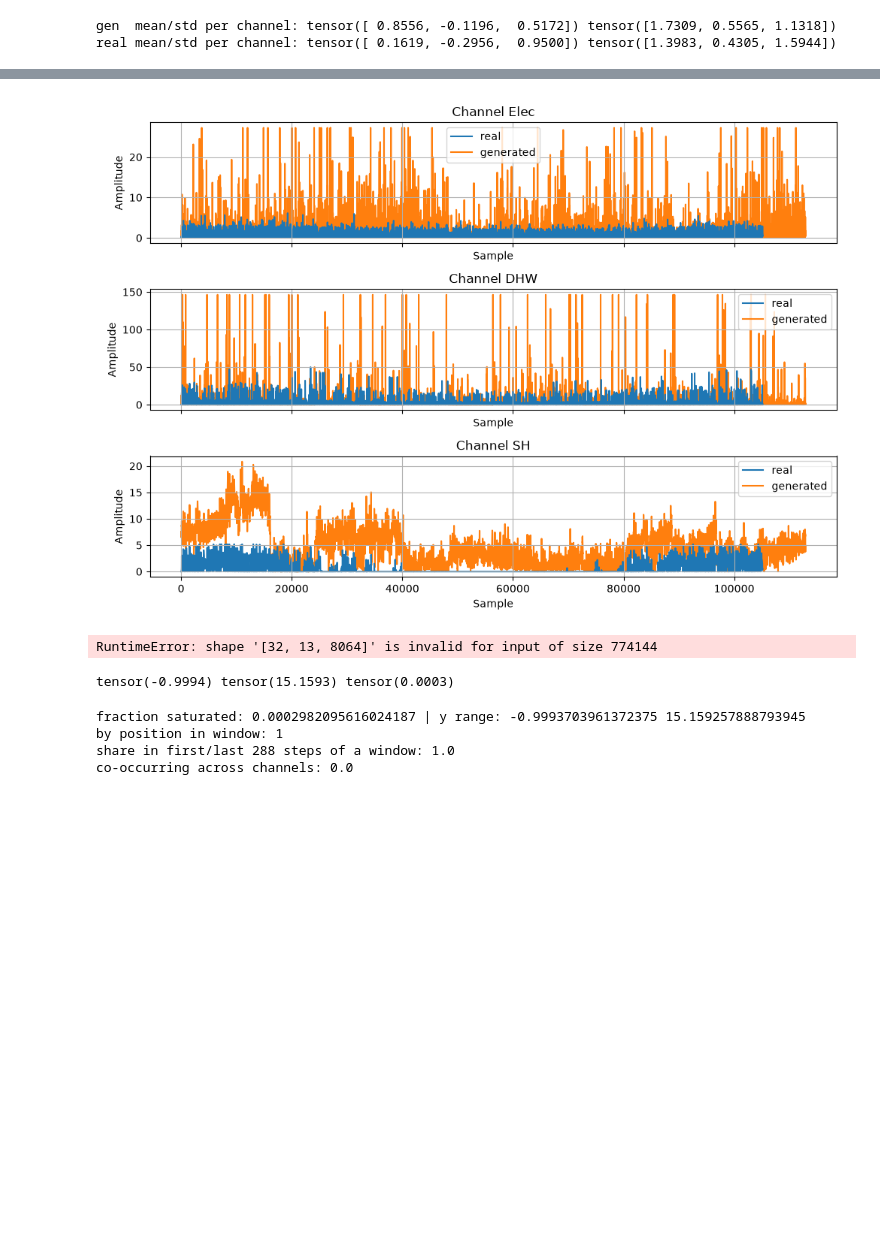
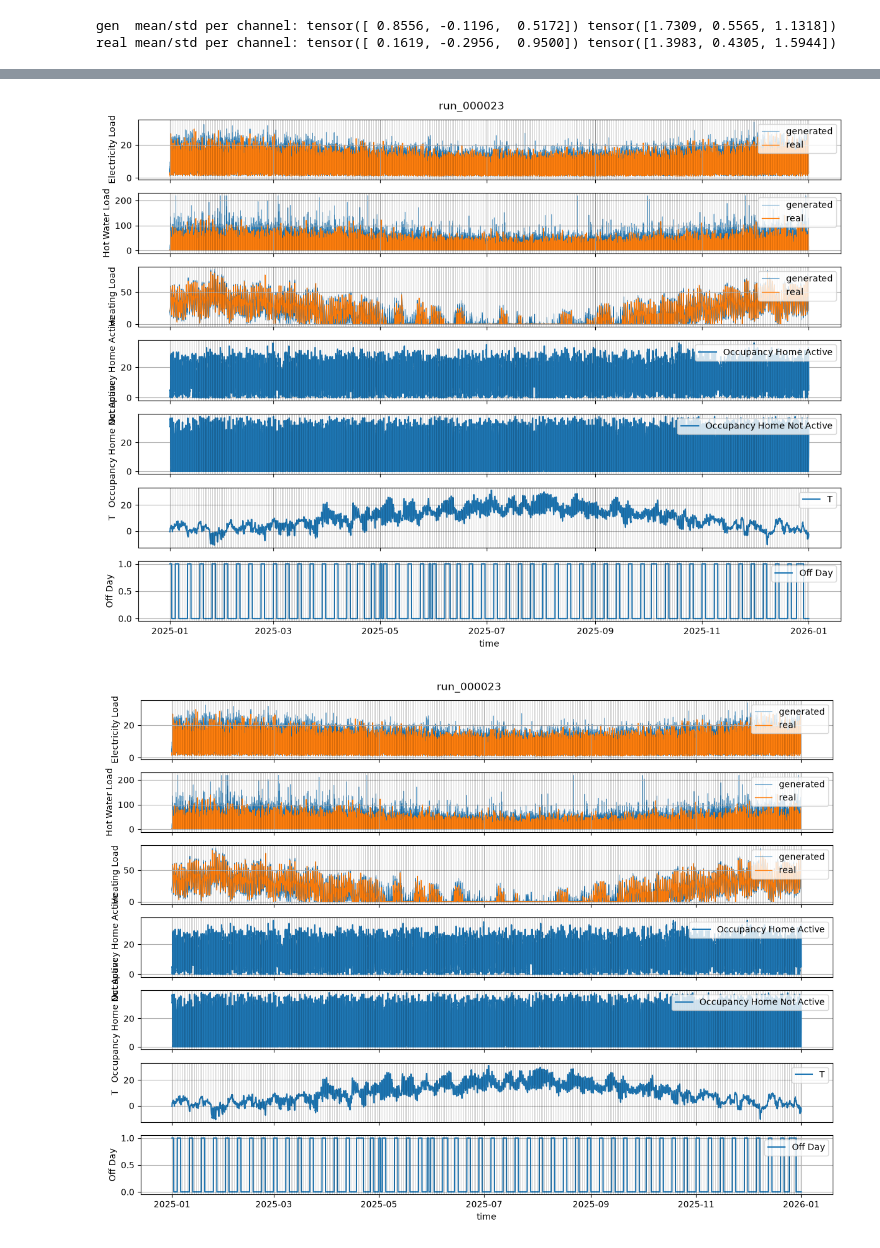
Before and after one commit to NV717/Master_Thesis_EWI_2026, a Jupyter notebook: notebooks/05_Inference_and_Evaluation.ipynb, the cells around one changed output, grey strips where cells are left out. Cells and saved outputs as stored; diff of their text form; code cells hidden in the pictures; blank space fills up the shorter version.

```diff
--- a/notebooks/05_Inference_and_Evaluation.ipynb
+++ b/notebooks/05_Inference_and_Evaluation.ipynb
@@ -323,12 +320,0 @@ tensor([[ 4, 12,  3,  7],
-# %%
-
-
-y, c = sample_year(net, schedule, dyn_days, static_cat, static_cont, static_bool , cfg.context_steps, len(cfg.target_cols), cfg.window_length,
-                   reverse=cfg.context_reverse, clip_range=pipe.x0_minmax(),
-                   cond=cond, sampler="dpm", num_steps=100)
-# %%
-raw = invert_scaler(y.cpu(), pipe.target_scaler) * ds.target_norm[val_run_ids[file_nr]]
-n_dyn = len(cfg.dynamic_cond_cols)
-c = c.cpu()
-raw_cond = invert_scaler(c[:, :n_dyn].clone(), pipe.condition_scaler) * ds.condition_norm[val_run_ids[file_nr]]
-season = c[:, n_dyn:]
@@ -371,59 +322,0 @@ real_year_data
-# %%
-import matplotlib.pyplot as plt
-batch = raw[5]
-fig, axes = plt.subplots(3, 1, figsize=(10, 7), sharex=True)
-
-axes[0].plot(real_year_data["Electricity Load"].reset_index(drop=True), zorder=1, label="real")
-axes[0].plot(batch[0].detach().cpu().numpy(), zorder=0, label="generated")
-axes[0].set_title(f"Channel Elec")
-axes[0].set_xlabel("Sample")
-axes[0].set_ylabel("Amplitude")
-axes[0].grid(True)
-axes[0].legend()
-axes[1].plot(real_year_data["Hot Water Load"].reset_index(drop=True), label="real",zorder=1)
-axes[1].plot(batch[1].detach().cpu().numpy(), label="generated", zorder=0)
-axes[1].set_title(f"Channel DHW")
-axes[1].set_xlabel("Sample")
-axes[1].set_ylabel("Amplitude")
-axes[1].grid(True)
-axes[1].legend()
-axes[2].plot(real_year_data["Heating Load"].reset_index(drop=True), label="real",zorder=1)
-axes[2].plot(batch[2].detach().cpu().numpy(), label="generated", zorder=0)
-axes[2].set_title(f"Channel SH")
-axes[2].set_xlabel("Sample")
-axes[2].set_ylabel("Amplitude")
-axes[2].grid(True)
-axes[2].legend()
-plt.tight_layout()
-plt.show()
-# %% [output]
-[figure, removed]
-# %%
-w, nw = 8064, 13
-m = y[..., :nw*w].reshape(y.shape[0], y.shape[1], nw, w).mean(-1)      # (B, C, windows)
-real_m = real[:, :nw*w].reshape(real.shape[0], nw, w).mean(-1)          # (C, windows)
-print("spread between samples:", m.std(0).mean(-1))
-print("abs error vs real:     ", (m - real_m).abs().mean((0, 2)))
-print("real window mean size: ", real_m.abs().mean(-1))
-# %% [output]
-RuntimeError: shape '[32, 13, 8064]' is invalid for input of size 774144
-# %%
-lo, hi = pipe.x0_minmax()
-print(y.min(), y.max(), (y >= 0.999*hi.cpu()).float().mean())
-# %% [output]
-tensor(-0.9994) tensor(15.1593) tensor(0.0003)
-# %%
-import numpy as np
-lo, hi = pipe.x0_minmax()
-sat = (y[0] >= 0.999 * hi.cpu()).any(0).numpy()      # (L,) saturated at any channel; y: (B, C, L)
-idx = np.nonzero(sat)[0]
-print("fraction saturated:", sat.mean(), "| y range:", y.min().item(), y.max().item())
-print("by position in window:", np.bincount(idx % 8064, minlength=8064).reshape(-1, 288).sum(0).argmax())
-print("share in first/last 288 steps of a window:",
-      np.mean((idx % 8064 < 288) | (idx % 8064 >= 8064 - 288)))
-print("co-occurring across channels:", ((y[0] >= 0.999 * hi.cpu()).sum(0) > 1).float().mean().item())
-# %% [output]
-fraction saturated: 0.0002982095616024187 | y range: -0.9993703961372375 15.159257888793945
-by position in window: 1
-share in first/last 288 steps of a window: 1.0
-co-occurring across channels: 0.0
@@ -429,0 +373,6 @@ co-occurring across channels: 0.0
+# %%
+rid = df_y["run_id"].iloc[0]
+plot_year(df_y, rid, cfg.target_cols, dynamic_cols=cfg.dynamic_cond_cols, show_windows=True)
+# %% [output]
+[figure, added]
+[figure, added]
```
Also changed, not shown: parts of 61 cells of this notebook, 10 other files.
